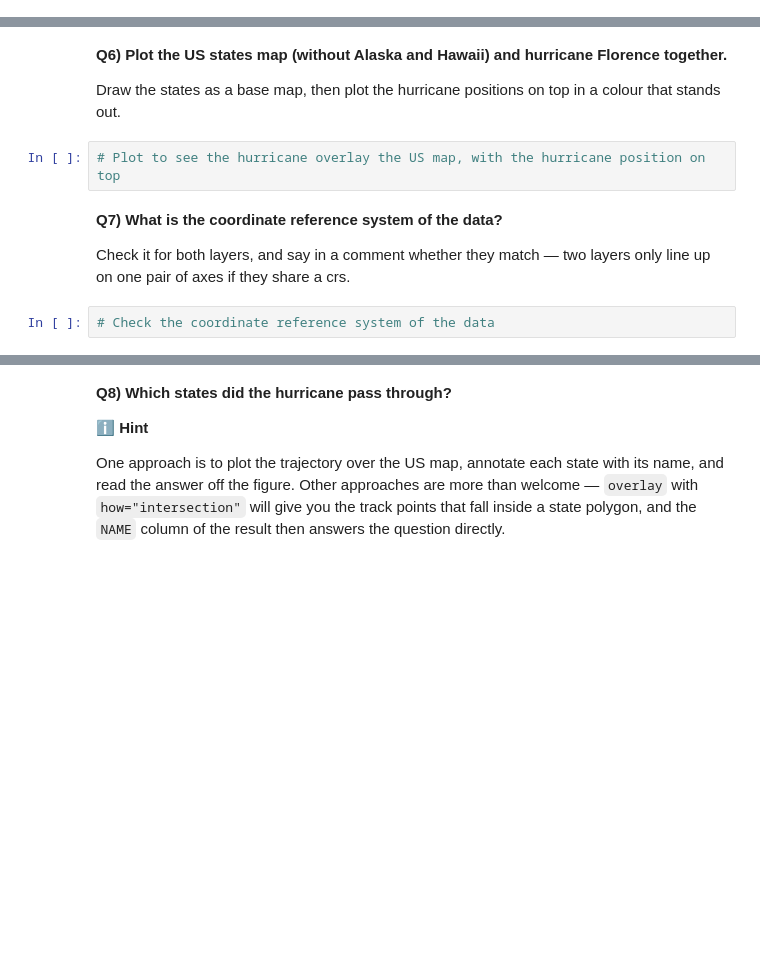
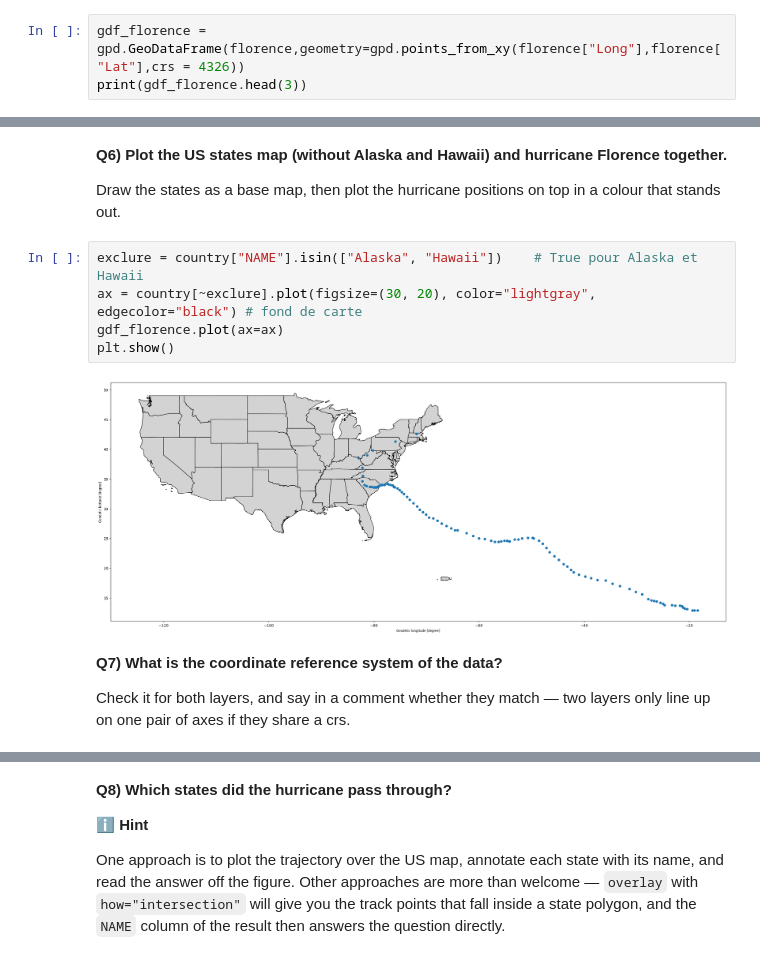
Before and after one commit to louisbetrisey/2026_Intro_Python, a Jupyter notebook: 1.6-geospatial-vector-data-environmental-exercises.ipynb, the cells around one changed output, grey strips where cells are left out. Cells and saved outputs as stored; diff of their text form; blank space fills up the shorter version.

```diff
--- a/1.6-geospatial-vector-data-environmental-exercises.ipynb
+++ b/1.6-geospatial-vector-data-environmental-exercises.ipynb
@@ -110,0 +169,3 @@ and call the result `gdf_florence`. Then look at its first few rows.
+# %%
+gdf_florence = gpd.GeoDataFrame(florence,geometry=gpd.points_from_xy(florence["Long"],florence["Lat"],crs = 4326))
+print(gdf_florence.head(3))
@@ -113,12 +184,15 @@ and call the result `gdf_florence`. Then look at its first few rows.
 
 Draw the states as a base map, then plot the hurricane positions on top in a colour that stands
 out.
-# %%
-# Plot to see the hurricane overlay the US map, with the hurricane position on top
+# %%
+exclure = country["NAME"].isin(["Alaska", "Hawaii"])    # True pour Alaska et Hawaii
+ax = country[~exclure].plot(figsize=(30, 20), color="lightgray", edgecolor="black") # fond de carte
+gdf_florence.plot(ax=ax)
+plt.show()
+# %% [output]
+[figure, added]
 # %% [markdown]
 **Q7) What is the coordinate reference system of the data?**
 
 Check it for both layers, and say in a comment whether they match — two layers only line up on
 one pair of axes if they share a crs.
-# %%
-# Check the coordinate reference system of the data
```
Also changed, not shown: parts of 13 cells of this notebook.
